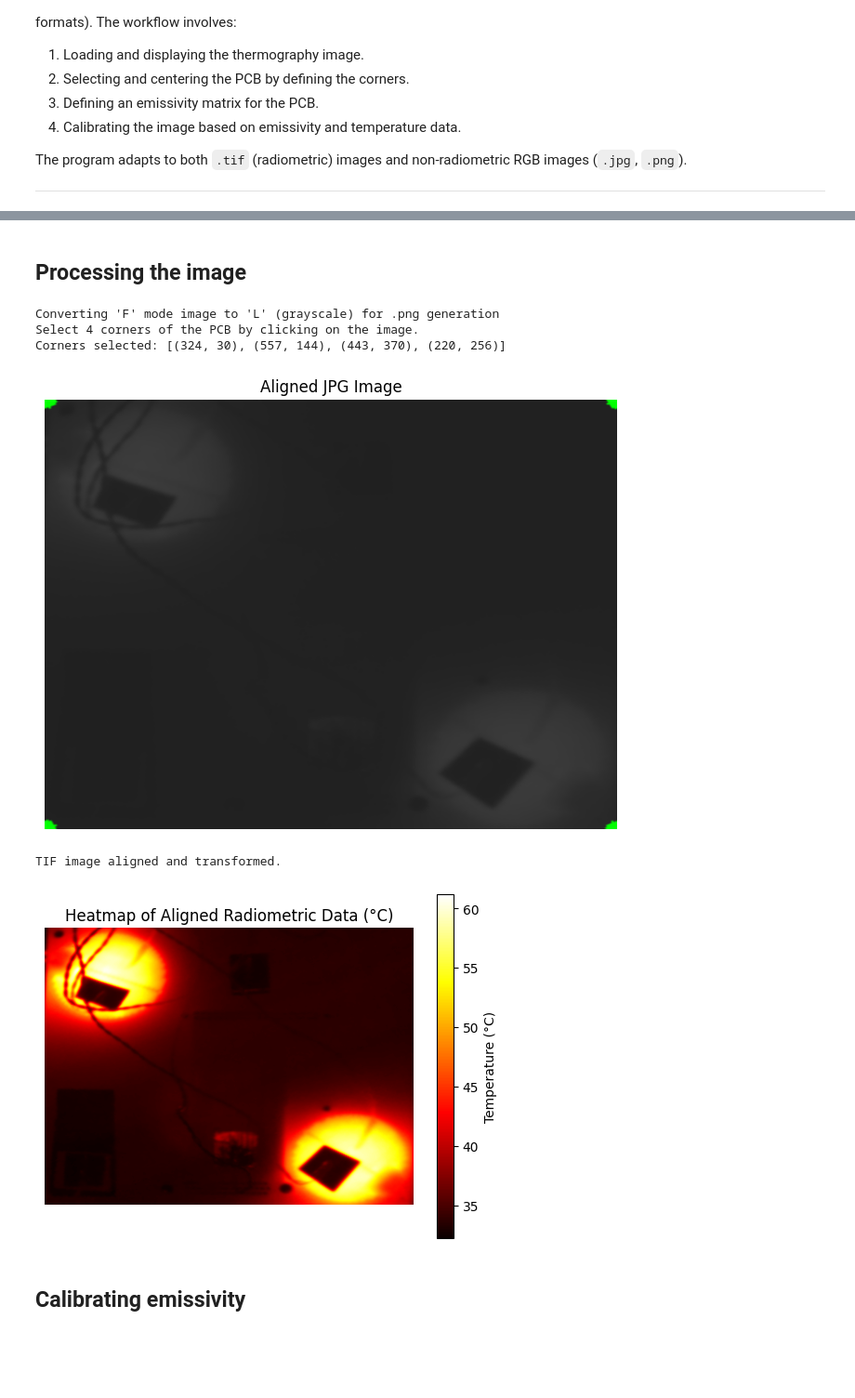
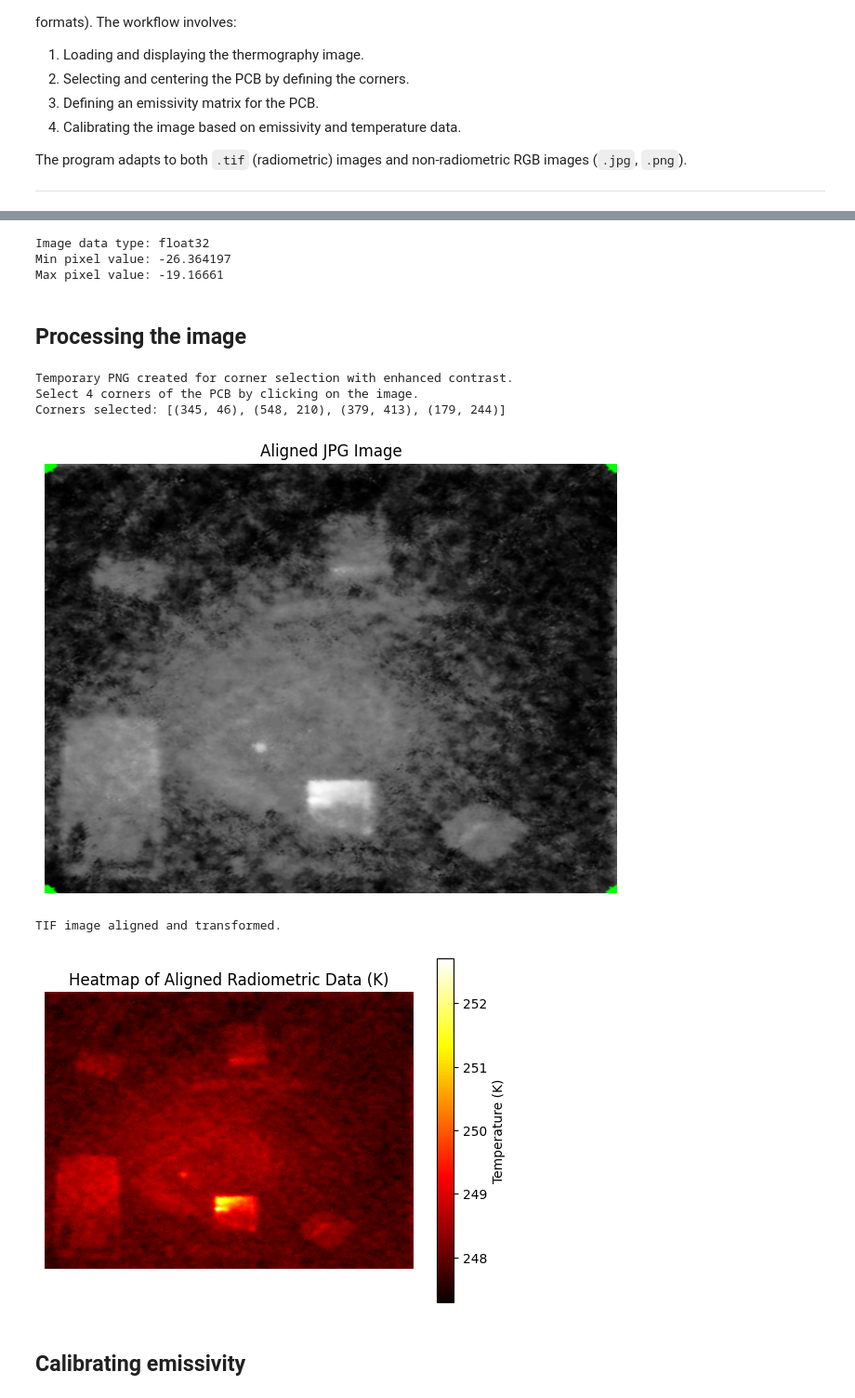
Before and after one commit to IsabelRomeroPrats/TFG-Isa, a Jupyter notebook: main_notebook.ipynb, the cells around one changed output, grey strips where cells are left out. Shown at 93% size. Cells and saved outputs as stored; diff of their text form; code cells hidden in the pictures; blank space fills up the shorter version.

```diff
--- a/main_notebook.ipynb
+++ b/main_notebook.ipynb
@@ -46,3 +47,26 @@ Image Thermography.tif loaded and displayed successfully.
+# %%
+
+
+# Direct path to the .tif file in your folder structure
+tif_file_path = os.path.join("Images", image_name)
+
+# Load the .tif image and check the min and max values
+try:
+    image_data = tiff.imread(tif_file_path)
+
+    # Ensure the image is in 32-bit float format and print min/max values
+    if image_data.dtype == np.float32:
+        print("Image data type:", image_data.dtype)
+        print("Min pixel value:", np.min(image_data))
+        print("Max pixel value:", np.max(image_data))
+    else:
+        print("The image is not in 32-bit float format.")
+except Exception as e:
+    print("Error loading .tif file:", e)
+# %% [output]
+Image data type: float32
+Min pixel value: -26.364197
+Max pixel value: -19.16661
 # %% [markdown]
 ## Processing the image
 # %%
@@ -56,40 +80,40 @@ extension = image_name.split('.')[-1].lower()
 is_tif = False
 
 if extension in ['jpg', 'png']:
     # If the file is .jpg or .png, select corners, align the image, and calculate the RGB temperature matrix
     aligned_image_jpg, temperature_matrix_jpg, corners = select_corners_jpg(cv2.imread(image_path))
 
     # Print a portion of the RGB matrix to ensure it's not grayscale
     print("Sample of the RGB temperature matrix from the JPG image:")
     print(temperature_matrix_jpg[:5, :5, :])  # Print the first 5x5 elements of the RGB matrix
 
 elif extension == 'tif':
     # If the file is .tif, set the flag to skip RGB processing
     is_tif = True
 
     # Generate a temporary .jpg for corner selection
     temp_png_path = "Images/temp_image.png"
     aligned_visual_tif, aligned_radiometric_data = select_corners_tif(image_path, cv2.imread(image_path, cv2.IMREAD_UNCHANGED), temp_png_path)
 
     print("TIF image aligned and transformed.")
 
-    # Display the heatmap of the radiometric data with a proper temperature scale
+     # Display the heatmap of the radiometric data with a proper temperature scale
     plt.imshow(aligned_radiometric_data, cmap='hot')
-    plt.colorbar(label="Temperature (°C)")
-    plt.title("Heatmap of Aligned Radiometric Data (°C)")
+    plt.colorbar(label="Temperature (K)")
+    plt.title("Heatmap of Aligned Radiometric Data (K)")
     plt.axis('off')
     plt.show()
 
 else:
     # Notify the user if the file format is unsupported
     print("Unsupported file format. Only .jpg, .png, and .tif are supported.")
 # %% [output]
-Converting 'F' mode image to 'L' (grayscale) for .png generation
+Temporary PNG created for corner selection with enhanced contrast.
 Select 4 corners of the PCB by clicking on the image.
-Corners selected: [(324, 30), (557, 144), (443, 370), (220, 256)]
+Corners selected: [(345, 46), (548, 210), (379, 413), (179, 244)]
-[figure, old version]
+[figure, new version]
 TIF image aligned and transformed.
-[figure, old version]
+[figure, new version]
 # %% [markdown]
 ## Calibrating emissivity
 # %%
```
Also changed, not shown: parts of 5 cells of this notebook, 20 other files.
